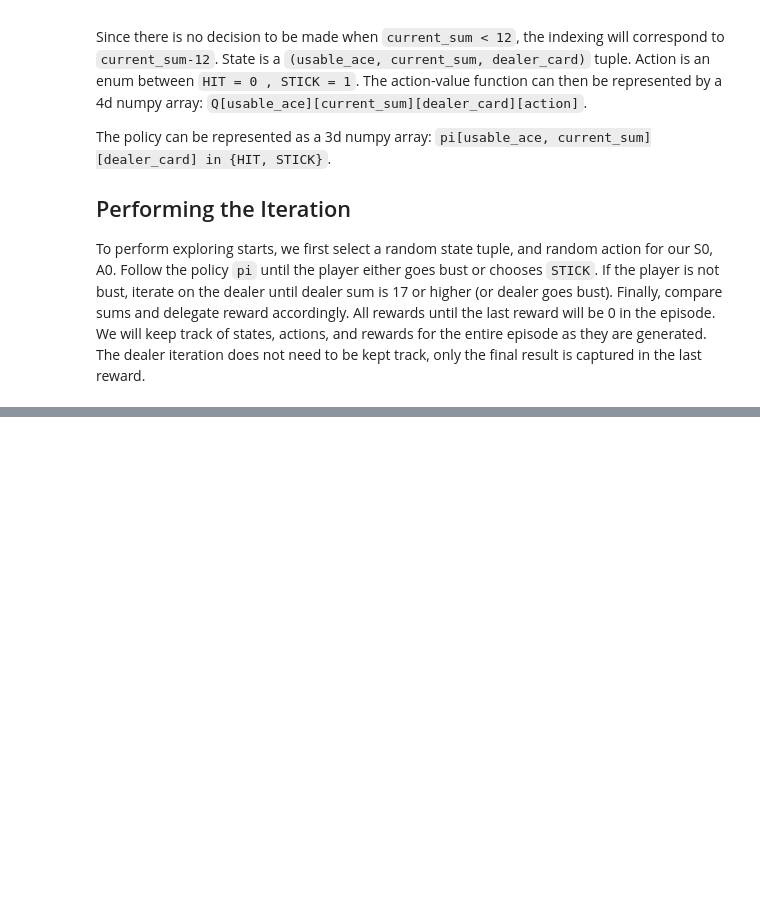
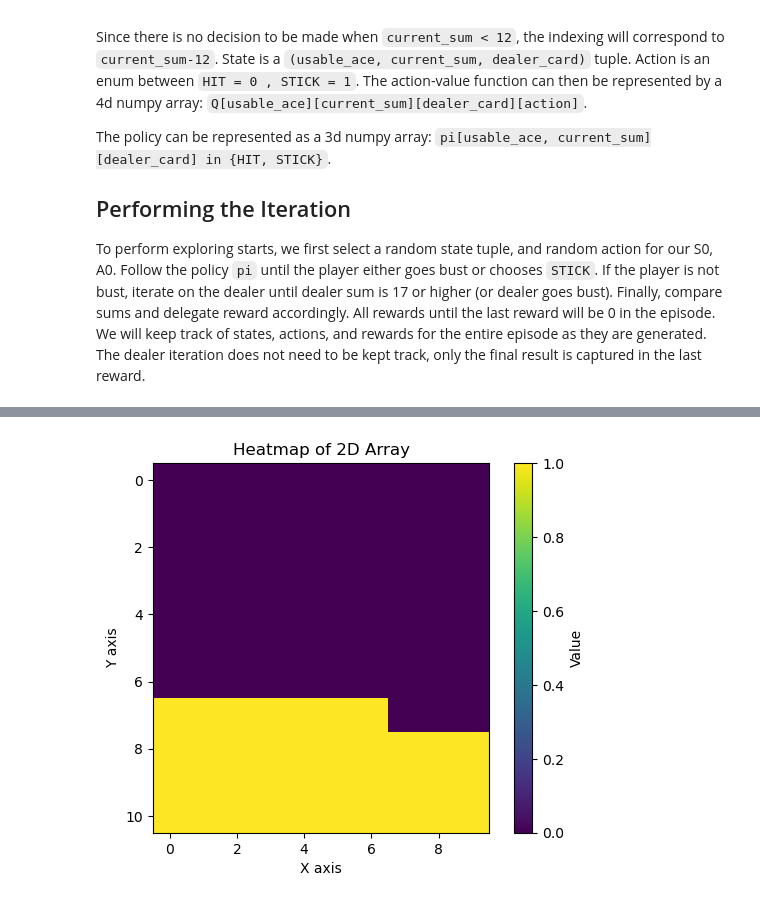
Before and after one commit to shantanu/blackjack-solver, a Jupyter notebook: blackjack-solver.ipynb, the cells around one changed output, grey strips where cells are left out. Saved outputs shown, nothing was run; the diff lists cells and outputs as text; code cells hidden in the pictures; blank space fills up the shorter version.

Commit message:
completed the simulator, need to finish visualizations

```diff
--- a/blackjack-solver.ipynb
+++ b/blackjack-solver.ipynb
@@ -79,7 +79,9 @@ class Action(Enum):
     HIT = 0
     STICK = 1
 
-SUM_OFFSET = 12
+SUM_OFFSET = 11
+DEALER_OFFSET = 2
+GAMMA = 1
 # %%
 def random_card_value() -> Tuple[int, bool]:
     # cards 1, 14, 27, 40 are aces
@@ -182,0 +204,4 @@ player_draw_until_stick_or_bust(False, 7)
+# %%
+pi = np.zeros((2, 11, 10))
+pi[:, 10, :] = 1 # Always stick at 21
+draw_until_stick_or_bust(False, 21, 5, Action.HIT, pi)
@@ -234,0 +315,19 @@ def monte_carlo_blackjack(num_episodes=1):
+# %%
+logger.setLevel("INFO")
+pi, Q = monte_carlo_blackjack(num_episodes=1000000)
+# %%
+logger.setLevel("WARN")
+# Create the heatmap
+plt.imshow(pi[1], cmap='viridis', interpolation='nearest')
+
+# Add a color bar to show the scale
+plt.colorbar(label="Value")
+
+# Optional: Add labels and title
+plt.xlabel("X axis")
+plt.ylabel("Y axis")
+plt.title("Heatmap of 2D Array")
+
+# Display the heatmap
+plt.show()
+# %% [output]
@@ -235,3 +335,4 @@ def monte_carlo_blackjack(num_episodes=1):
+[figure, added]
 # %%
 episode = [(1, 1, 1), (2, 2, 2)]
 for t, sa in reversed(list(enumerate(episode))):
```
Also changed, not shown: parts of 8 cells of this notebook.
